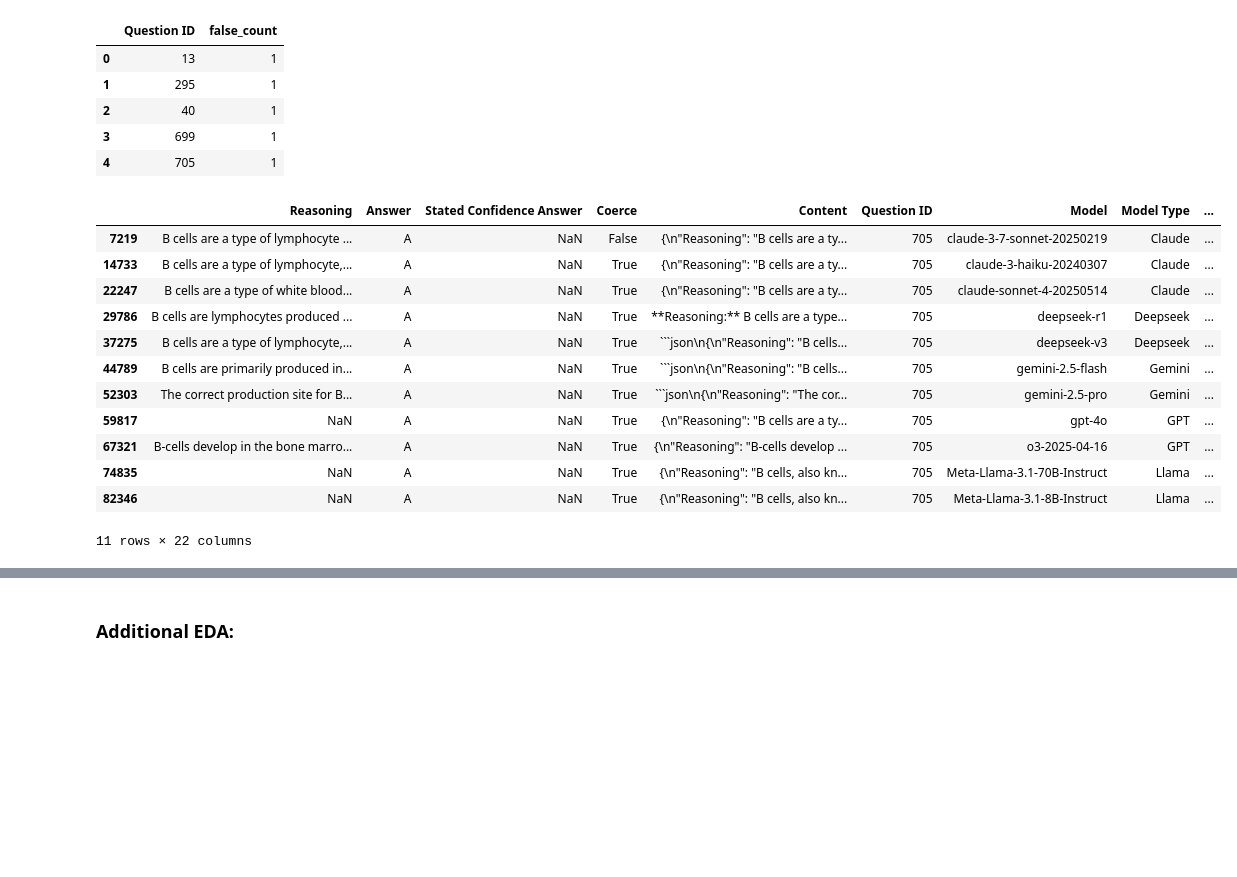
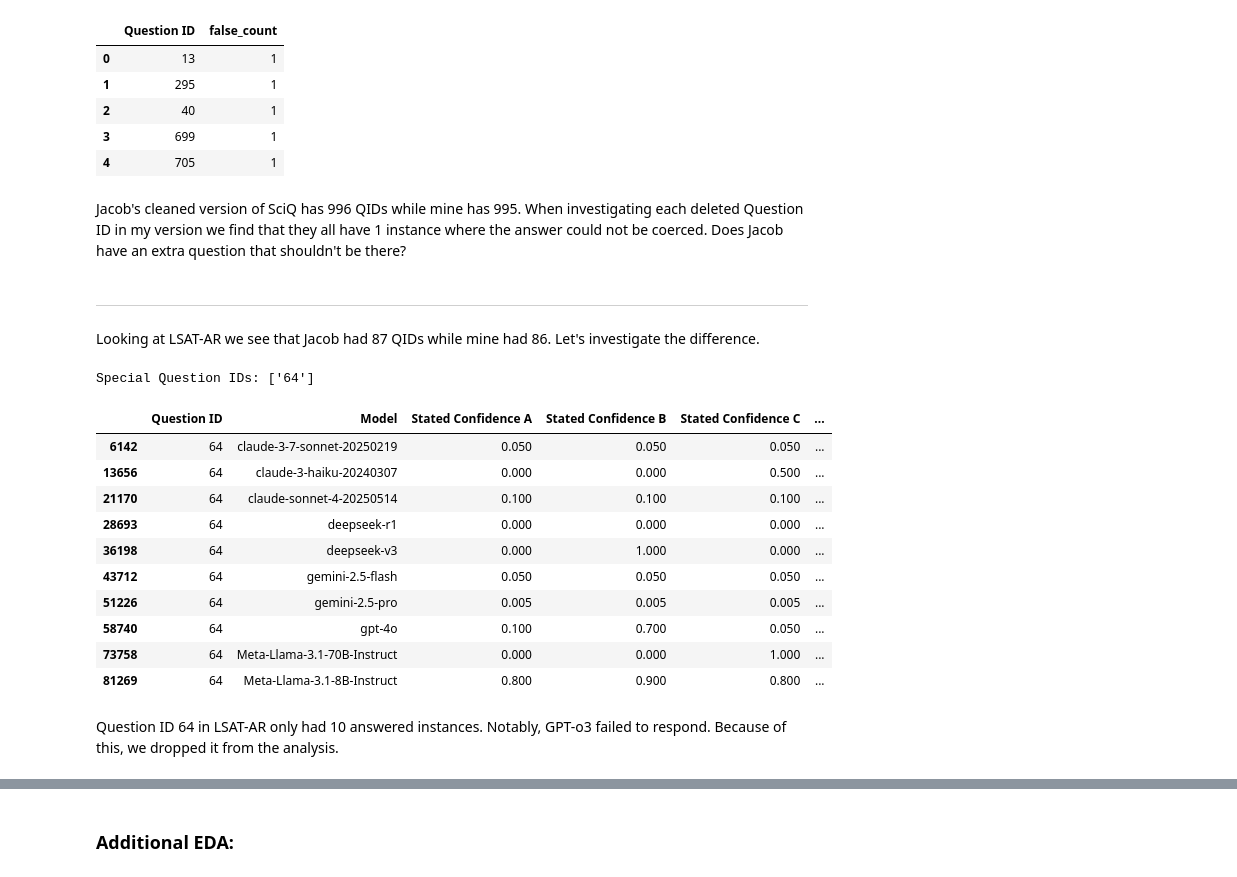
Before and after one commit to NoamMichael/Comparing-Confidence-in-LLMs, a Jupyter notebook: analysis.ipynb, the cells around one changed output, grey strips where cells are left out. Cells and saved outputs as stored; diff of their text form; code cells hidden in the pictures; blank space fills up the shorter version.

````diff
--- a/analysis.ipynb
+++ b/analysis.ipynb
@@ -227,11 +208,7 @@ bad_qid_qset = combined_df[combined_df["Coerce"] == False][["Question ID", "Ques
 
 bad = set(bad_qid_qset["Question ID"] +  "_" + bad_qid_qset["Question Set"])
 
-
-combined_clean['combined_name'] = combined_clean['Question ID'] + "_" + combined_clean["Question Set"]
-
-
-
 mask = ~combined_clean["combined_name"].isin(bad)   # True = keep
 
 combined_clean = combined_clean[mask]
+combined_clean.head(4)
@@ -255,7 +239,7 @@ combined_clean = combined_clean.loc[~combined_clean["combined_name"].isin(con_ma
 
 
 
-combined_clean = combined_clean[~combined_clean["combined_name"].isin(bad_qid)]
+#combined_clean = combined_clean[~combined_clean["combined_name"].isin(bad_qid)]
 
 
 ## Special mask for LifeEval:
@@ -336,22 +336,56 @@ false_counts
 | 2 | 40 | 1 |
 | 3 | 699 | 1 |
 | 4 | 705 | 1 |
+# %% [markdown]
+Jacob's cleaned version of SciQ has 996 QIDs while mine has 995. When investigating each deleted Question ID in my version we find that they all have 1 instance where the answer could not be coerced. Does Jacob have an extra question that shouldn't be there?
+# %% [markdown]
+---
+Looking at LSAT-AR we see that Jacob had 87 QIDs while mine had 86. Let's investigate the difference.
 # %%
-deleted[deleted['Question ID'] == '705']
+
+lsat_filtered = combined_clean[combined_clean["Question Set"] == "LSAT-AR"]
+lsat_raw = combined_df[combined_df["Question Set"] == "LSAT-AR"]
+
+
+lsat_filtered_ids = lsat_filtered.index
+
+deleted = lsat_raw[~lsat_raw.index.isin(lsat_filtered_ids)]
+deleted["Question ID"].unique()
+
+
+
+false_counts = (deleted['Coerce'].eq(False)
+                .groupby(deleted['Question ID'])
+                .sum()
+                .rename('false_count'))
+
+# as a DataFrame
+false_counts = false_counts.reset_index()
+
+# There is one QID that was removed while having all coerce values as True. Lets investigate:
+special_qid = list(false_counts[false_counts['false_count'] == 0]['Question ID'])
+print(f"Special Question IDs: {special_qid}")
+
+# At some point QID 64
+bad_qid_confidence = lsat_raw[lsat_raw['Question ID'].isin(special_qid)][["Question ID", "Model", "Stated Confidence A", "Stated Confidence B", "Stated Confidence C","Stated Confidence D","Stated Confidence E",]]#.sum(axis =1)
+
+bad_qid_confidence['Sum'] = bad_qid_confidence.sum(axis=1, numeric_only = True)
+bad_qid_confidence
 # %% [output]
+Special Question IDs: ['64']
-|  | Reasoning | Answer | Stated Confidence Answer | Coerce | Content | Question ID | Model | Model Type | ... |
-| 7219 | B cells are a type of lymphocyte ... | A | NaN | False | {\n"Reasoning": "B cells are a ty... | 705 | claude-3-7-sonnet-20250219 | Claude | ... |
-| 14733 | B cells are a type of lymphocyte,... | A | NaN | True | {\n"Reasoning": "B cells are a ty... | 705 | claude-3-haiku-20240307 | Claude | ... |
-| 22247 | B cells are a type of white blood... | A | NaN | True | {\n"Reasoning": "B cells are a ty... | 705 | claude-sonnet-4-20250514 | Claude | ... |
-| 29786 | B cells are lymphocytes produced ... | A | NaN | True | **Reasoning:** B cells are a type... | 705 | deepseek-r1 | Deepseek | ... |
-| 37275 | B cells are a type of lymphocyte,... | A | NaN | True | ```json\n{\n"Reasoning": "B cells... | 705 | deepseek-v3 | Deepseek | ... |
-| 44789 | B cells are primarily produced in... | A | NaN | True | ```json\n{\n"Reasoning": "B cells... | 705 | gemini-2.5-flash | Gemini | ... |
-| 52303 | The correct production site for B... | A | NaN | True | ```json\n{\n"Reasoning": "The cor... | 705 | gemini-2.5-pro | Gemini | ... |
-| 59817 | NaN | A | NaN | True | {\n"Reasoning": "B cells are a ty... | 705 | gpt-4o | GPT | ... |
-| 67321 | B-cells develop in the bone marro... | A | NaN | True | {\n"Reasoning": "B-cells develop ... | 705 | o3-2025-04-16 | GPT | ... |
-| 74835 | NaN | A | NaN | True | {\n"Reasoning": "B cells, also kn... | 705 | Meta-Llama-3.1-70B-Instruct | Llama | ... |
-| 82346 | NaN | A | NaN | True | {\n"Reasoning": "B cells, also kn... | 705 | Meta-Llama-3.1-8B-Instruct | Llama | ... |
+|  | Question ID | Model | Stated Confidence A | Stated Confidence B | Stated Confidence C | ... |
+| 6142 | 64 | claude-3-7-sonnet-20250219 | 0.050 | 0.050 | 0.050 | ... |
+| 13656 | 64 | claude-3-haiku-20240307 | 0.000 | 0.000 | 0.500 | ... |
+| 21170 | 64 | claude-sonnet-4-20250514 | 0.100 | 0.100 | 0.100 | ... |
+| 28693 | 64 | deepseek-r1 | 0.000 | 0.000 | 0.000 | ... |
+| 36198 | 64 | deepseek-v3 | 0.000 | 1.000 | 0.000 | ... |
+| 43712 | 64 | gemini-2.5-flash | 0.050 | 0.050 | 0.050 | ... |
+| 51226 | 64 | gemini-2.5-pro | 0.005 | 0.005 | 0.005 | ... |
+| 58740 | 64 | gpt-4o | 0.100 | 0.700 | 0.050 | ... |
+| 73758 | 64 | Meta-Llama-3.1-70B-Instruct | 0.000 | 0.000 | 1.000 | ... |
+| 81269 | 64 | Meta-Llama-3.1-8B-Instruct | 0.800 | 0.900 | 0.800 | ... |
-11 rows × 22 columns
+# %% [markdown]
+Question ID 64 in LSAT-AR only had 10 answered instances. Notably, GPT-o3 failed to respond. Because of this, we dropped it from the analysis.
 # %%
 # Jacob's file:
 
````
Also changed, not shown: parts of 9 cells of this notebook.
